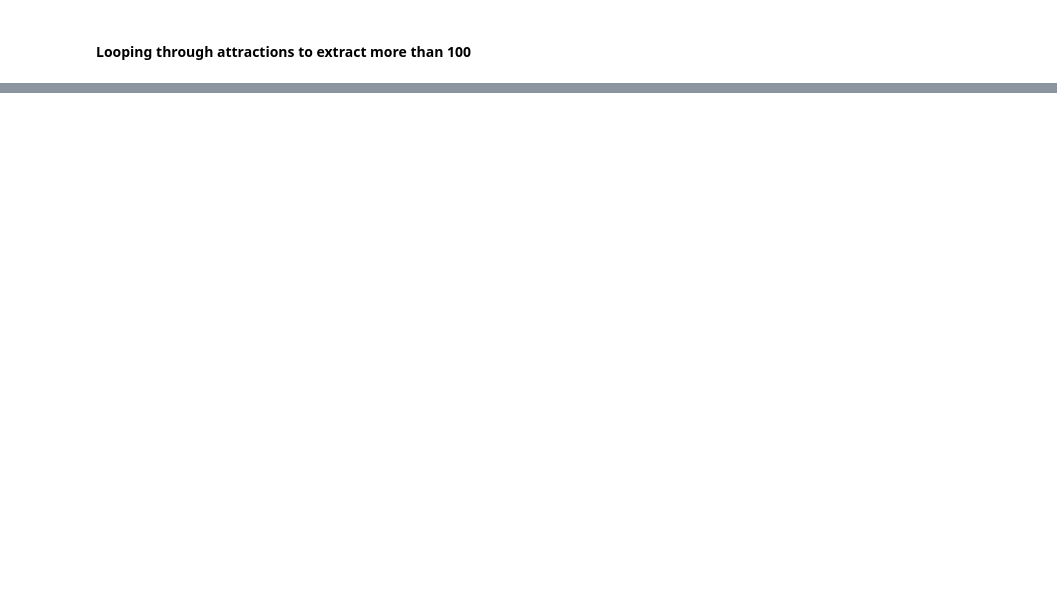
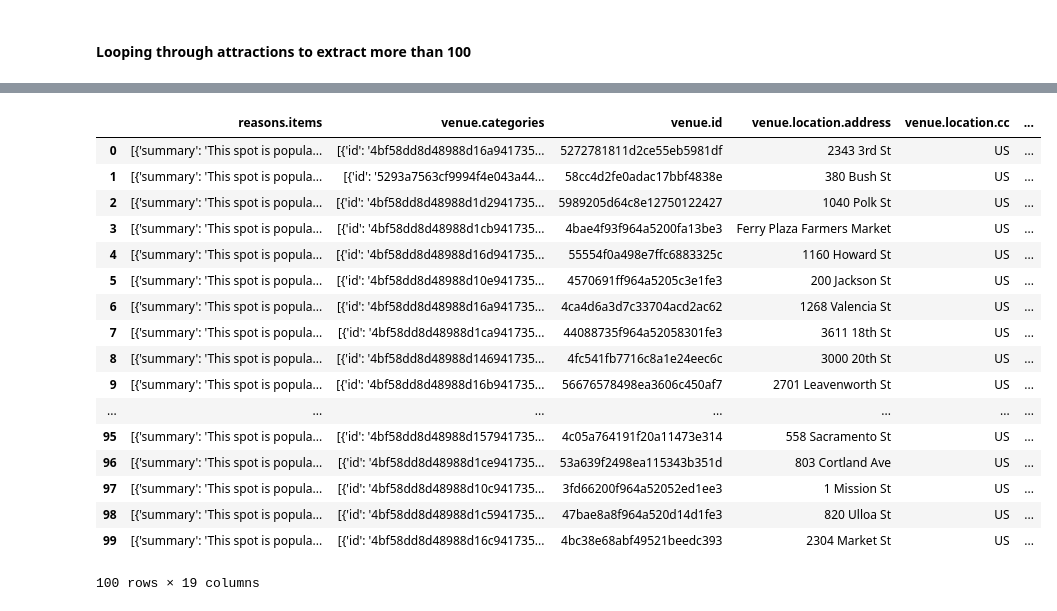
Before and after one commit to subhap15/adventurize, a Jupyter notebook: access_foursq.ipynb, the cells around one changed output, grey strips where cells are left out. Drawn from its saved outputs; the diff is of its cells as text; code cells hidden in the pictures; blank space fills up the shorter version.

```diff
--- a/access_foursq.ipynb
+++ b/access_foursq.ipynb
@@ -537,0 +604,11 @@ Name: name, dtype: object
+# %%
+#### Explore restaurants in an area
+# returns a list of venues in a given area
+
+param_restaurant = {
+    #'ll': '37.77' + ',' + '122.41',
+    'near': 'San Francisco',
+    'section': 'food',
+    'limit': 1000
+}
+list_restaurant = client.venues.explore(param_restaurant)
@@ -537,0 +635,2 @@ Name: name, dtype: object
+# %%
+df_restaurant = pd.io.json.json_normalize(list_restaurant['groups'][0]['items'])
@@ -537,0 +675,24 @@ Name: name, dtype: object
+# %%
+df_restaurant.drop(['reasons.count','referralId', 'venue.delivery.id', 'venue.delivery.provider.icon.name',
+       'venue.delivery.provider.icon.prefix',
+       'venue.delivery.provider.icon.sizes',
+       'venue.delivery.provider.name', 'venue.delivery.url','venue.events.count', 'venue.events.items', 'venue.events.summary'], axis=1)
+# %% [output]
+|  | reasons.items | venue.categories | venue.id | venue.location.address | venue.location.cc | ... |
+| 0 | [{'summary': 'This spot is popula... | [{'id': '4bf58dd8d48988d16a941735... | 5272781811d2ce55eb5981df | 2343 3rd St | US | ... |
+| 1 | [{'summary': 'This spot is popula... | [{'id': '5293a7563cf9994f4e043a44... | 58cc4d2fe0adac17bbf4838e | 380 Bush St | US | ... |
+| 2 | [{'summary': 'This spot is popula... | [{'id': '4bf58dd8d48988d1d2941735... | 5989205d64c8e12750122427 | 1040 Polk St | US | ... |
+| 3 | [{'summary': 'This spot is popula... | [{'id': '4bf58dd8d48988d1cb941735... | 4bae4f93f964a5200fa13be3 | Ferry Plaza Farmers Market | US | ... |
+| 4 | [{'summary': 'This spot is popula... | [{'id': '4bf58dd8d48988d16d941735... | 55554f0a498e7ffc6883325c | 1160 Howard St | US | ... |
+| 5 | [{'summary': 'This spot is popula... | [{'id': '4bf58dd8d48988d10e941735... | 4570691ff964a5205c3e1fe3 | 200 Jackson St | US | ... |
+| 6 | [{'summary': 'This spot is popula... | [{'id': '4bf58dd8d48988d16a941735... | 4ca4d6a3d7c33704acd2ac62 | 1268 Valencia St | US | ... |
+| 7 | [{'summary': 'This spot is popula... | [{'id': '4bf58dd8d48988d1ca941735... | 44088735f964a52058301fe3 | 3611 18th St | US | ... |
+| 8 | [{'summary': 'This spot is popula... | [{'id': '4bf58dd8d48988d146941735... | 4fc541fb7716c8a1e24eec6c | 3000 20th St | US | ... |
+| 9 | [{'summary': 'This spot is popula... | [{'id': '4bf58dd8d48988d16b941735... | 56676578498ea3606c450af7 | 2701 Leavenworth St | US | ... |
+| ... | ... | ... | ... | ... | ... | ... |
+| 95 | [{'summary': 'This spot is popula... | [{'id': '4bf58dd8d48988d157941735... | 4c05a764191f20a11473e314 | 558 Sacramento St | US | ... |
+| 96 | [{'summary': 'This spot is popula... | [{'id': '4bf58dd8d48988d1ce941735... | 53a639f2498ea115343b351d | 803 Cortland Ave | US | ... |
+| 97 | [{'summary': 'This spot is popula... | [{'id': '4bf58dd8d48988d10c941735... | 3fd66200f964a52052ed1ee3 | 1 Mission St | US | ... |
+| 98 | [{'summary': 'This spot is popula... | [{'id': '4bf58dd8d48988d1c5941735... | 47bae8a8f964a520d14d1fe3 | 820 Ulloa St | US | ... |
+| 99 | [{'summary': 'This spot is popula... | [{'id': '4bf58dd8d48988d16c941735... | 4bc38e68abf49521beedc393 | 2304 Market St | US | ... |
+100 rows × 19 columns
```
Also changed, not shown: parts of 42 cells of this notebook.
